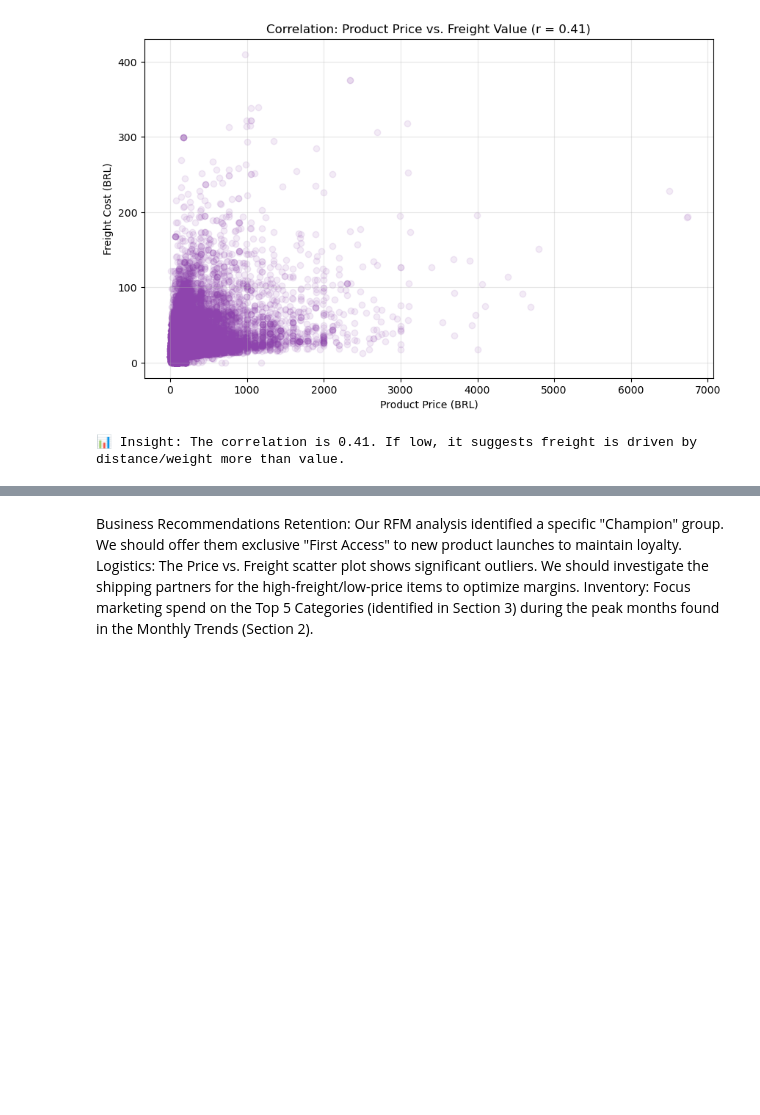
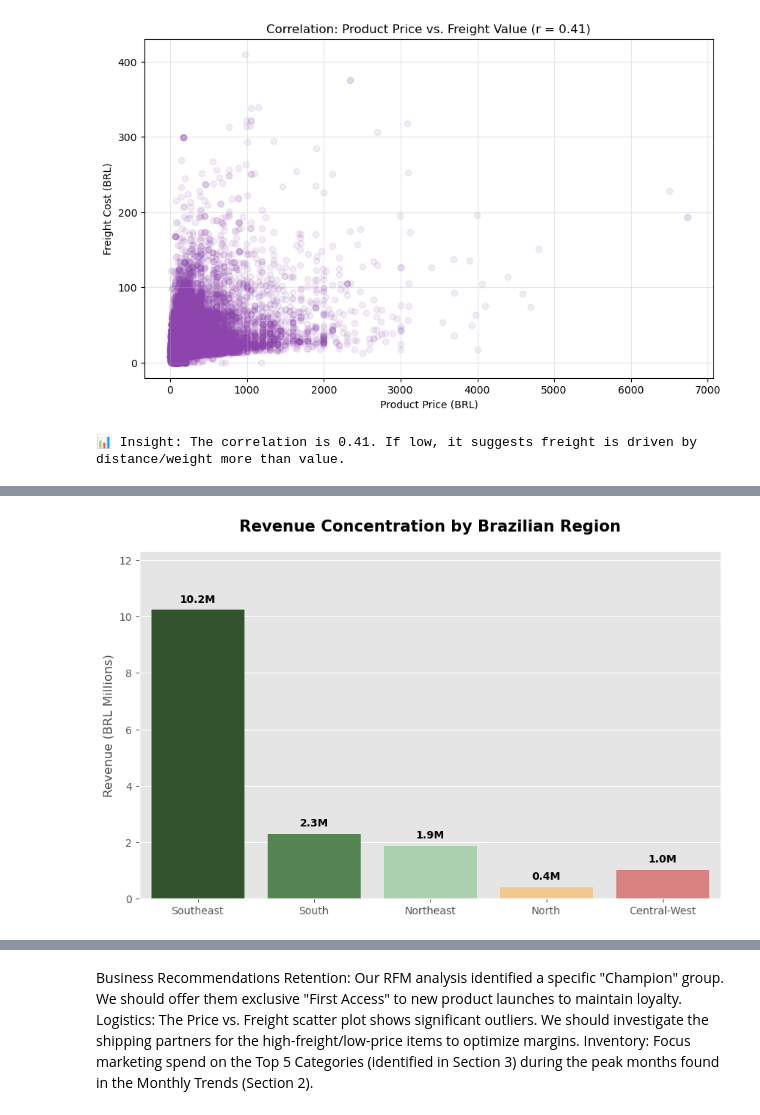
Before and after one commit to kealeee/olist-data-pipeline, a Jupyter notebook: notebooks/analysis.ipynb, the cells around one changed output, grey strips where cells are left out. Saved outputs shown, nothing was run; the diff lists cells and outputs as text; code cells hidden in the pictures; blank space fills up the shorter version.

```diff
--- a/notebooks/analysis.ipynb
+++ b/notebooks/analysis.ipynb
@@ -195,3 +213,83 @@ print(f"📊 Insight: The correlation is {correlation:.2f}. If low, it suggests
 # %% [output]
 [figure]
 📊 Insight: The correlation is 0.41. If low, it suggests freight is driven by distance/weight more than value.
+# %%
+import pandas as pd
+import matplotlib.pyplot as plt
+import seaborn as sns
+import os
+from sqlalchemy import create_engine
+
+# 1. Database Connection
+engine = create_engine(f"postgresql://{os.getenv('POSTGRES_USER', 'postgres')}:{os.getenv('POSTGRES_PASSWORD', 'postgres')}@{os.getenv('POSTGRES_HOST', 'localhost')}:{os.getenv('POSTGRES_PORT', '5432')}/{os.getenv('POSTGRES_DB', 'olist_dw')}")
+
+# 2. Extract Data
+# We need dim_customers because that's where the 'customer_state' lives!
+try:
+    fact_sales = pd.read_sql("SELECT * FROM analytics.fact_sales", engine)
+    dim_customers = pd.read_sql("SELECT * FROM analytics.dim_customers", engine)
+    print("✅ Data successfully loaded: fact_sales and dim_customers")
+except Exception as e:
+    print(f"❌ Error loading tables: {e}")
+    exit(1)
+
+# 3. The "Bridge" Join
+# Join sales to customers using 'customer_id' to get the state
+df = fact_sales.merge(dim_customers[['customer_id', 'customer_state']], on='customer_id', how='left')
+
+# 4. Regional Mapping Logic
+state_to_region = {
+    'SP': 'Southeast', 'RJ': 'Southeast', 'MG': 'Southeast', 'ES': 'Southeast',
+    'RS': 'South', 'SC': 'South', 'PR': 'South',
+    'BA': 'Northeast', 'CE': 'Northeast', 'PE': 'Northeast', 'RN': 'Northeast',
+    'MA': 'Northeast', 'PB': 'Northeast', 'SE': 'Northeast', 'AL': 'Northeast', 'PI': 'Northeast',
+    'MT': 'Central-West', 'MS': 'Central-West', 'GO': 'Central-West', 'DF': 'Central-West',
+    'AM': 'North', 'PA': 'North', 'AC': 'North', 'RO': 'North', 'RR': 'North', 'AP': 'North', 'TO': 'North'
+}
+
+# Create the region column
+df['region'] = df['customer_state'].str.upper().map(state_to_region)
+
+# 5. Aggregate Revenue (BRL Millions)
+# Your log shows the column is named 'total_sale_amount'
+region_revenue = df.groupby('region')['total_sale_amount'].sum().reset_index()
+region_revenue['revenue_millions'] = region_revenue['total_sale_amount'] / 1_000_000
+
+# 6. Visualization
+plt.figure(figsize=(10, 6))
+plt.style.use('ggplot')
+
+order = ['Southeast', 'South', 'Northeast', 'North', 'Central-West']
+colors = ['#2D5A27', '#4C8C4A', '#A5D6A7', '#FFCC80', '#E57373']
+
+ax = sns.barplot(
+    data=region_revenue,
+    x='region',
+    y='revenue_millions',
+    order=order,
+    palette=colors
+)
+
+# Add Labels
+for p in ax.patches:
+    height = p.get_height()
+    ax.annotate(f'{height:.1f}M',
+                (p.get_x() + p.get_width() / 2., height),
+                ha='center', va='center',
+                xytext=(0, 10),
+                textcoords='offset points',
+                fontweight='bold')
+
+plt.title('Revenue Concentration by Brazilian Region', fontsize=15, pad=20, fontweight='bold')
+plt.ylabel('Revenue (BRL Millions)')
+plt.xlabel('')
+plt.ylim(0, region_revenue['revenue_millions'].max() * 1.2)
+sns.despine()
+
+# 7. Export
+os.makedirs('outputs', exist_ok=True)
+plt.savefig('outputs/regional_revenue.png', dpi=300, bbox_inches='tight')
+plt.show()
+
+print("✅ Visualization complete!")
+# %% [output]
@@ -197,0 +300 @@ print(f"📊 Insight: The correlation is {correlation:.2f}. If low, it suggests
+[figure, added]
```
Also changed, not shown: parts of 14 cells of this notebook.
